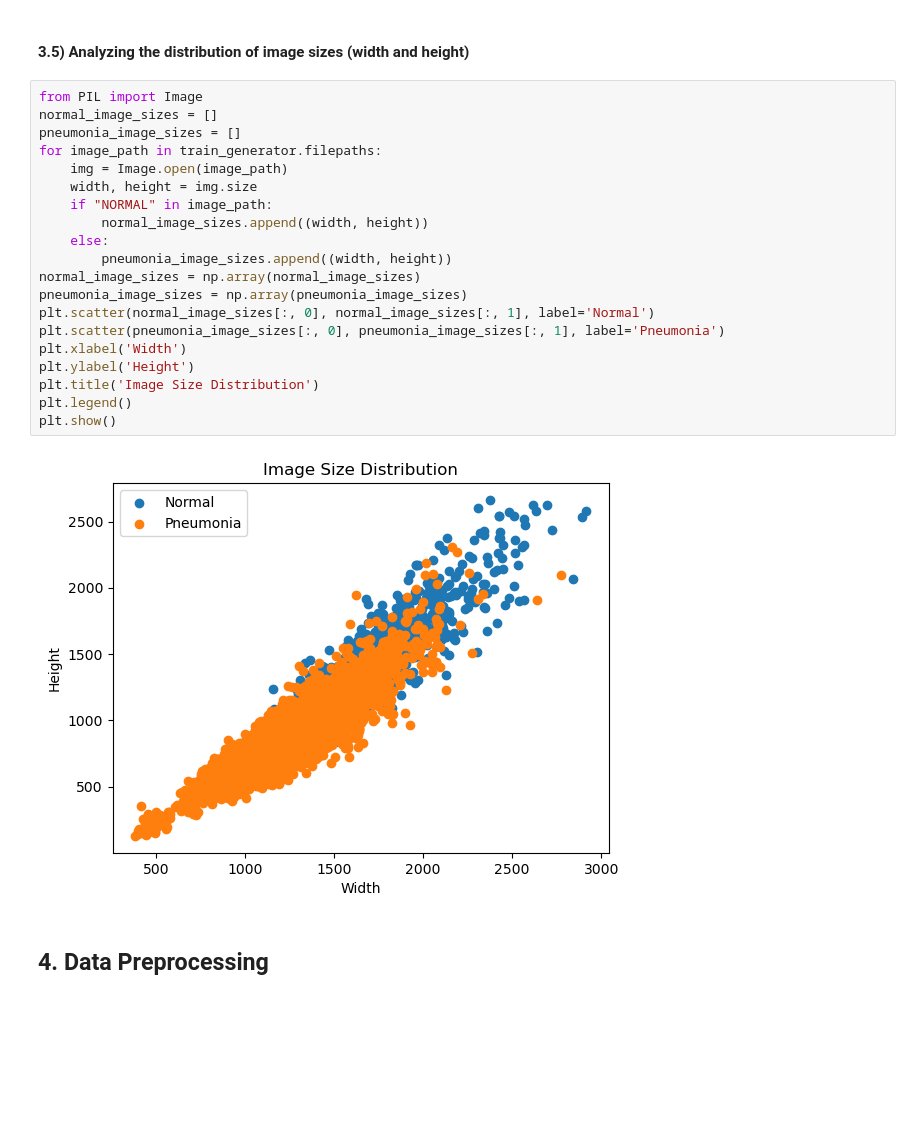
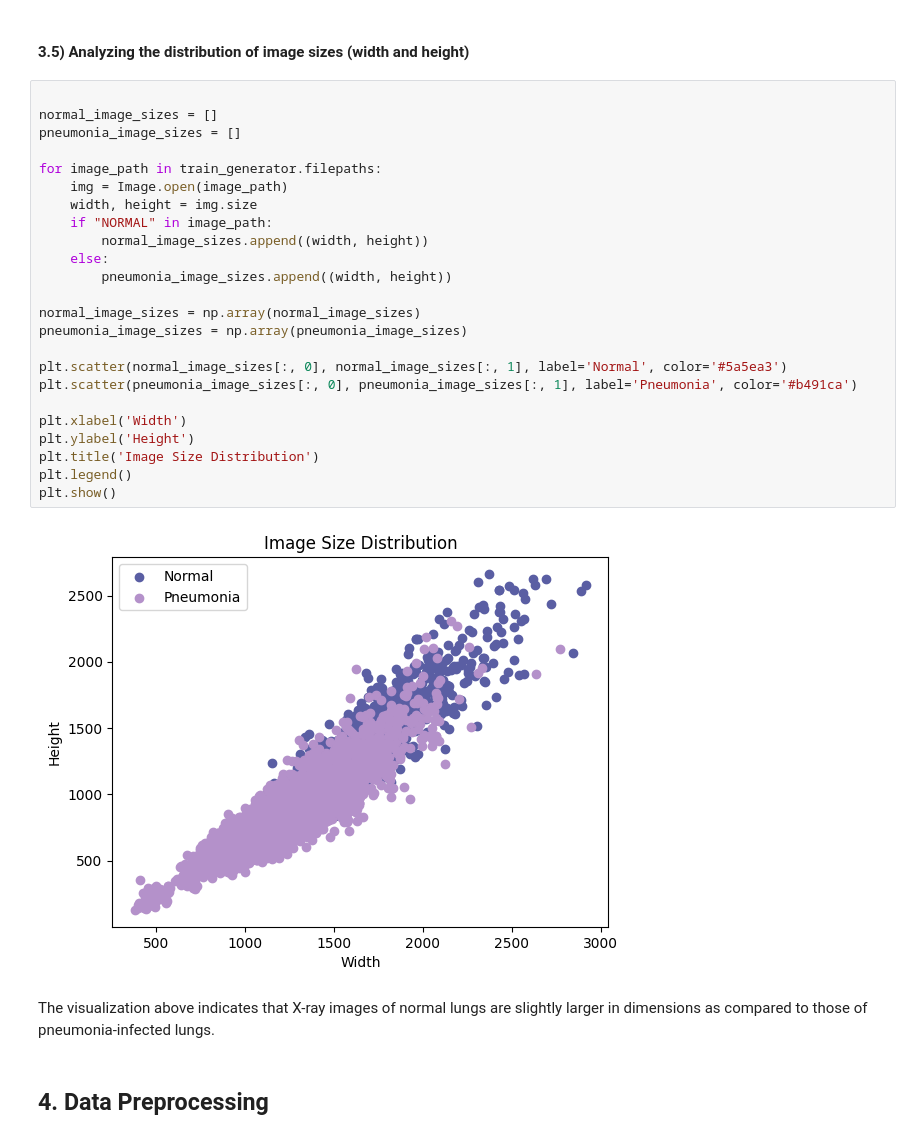
Before and after one commit to Bree-009/Deep-Learning-Analysis-of-X-Ray-Images-for-Pneumonia-Detection, a Jupyter notebook: Image Classification notebook.ipynb, the cells around one changed output. Drawn from its saved outputs; the diff is of its cells as text; blank space fills up the shorter version.

```diff
--- a/Image Classification notebook.ipynb
+++ b/Image Classification notebook.ipynb
@@ -319,27 +328,33 @@ plot_class_counts(val_labels, 'Validation Data Distribution', bar_colors)
 # %% [markdown]
 #### 3.5) Analyzing the distribution of image sizes (width and height)
 # %%
-from PIL import Image
+
 normal_image_sizes = []
 pneumonia_image_sizes = []
+
 for image_path in train_generator.filepaths:
     img = Image.open(image_path)
     width, height = img.size
     if "NORMAL" in image_path:
         normal_image_sizes.append((width, height))
     else:
         pneumonia_image_sizes.append((width, height))
+
 normal_image_sizes = np.array(normal_image_sizes)
 pneumonia_image_sizes = np.array(pneumonia_image_sizes)
-plt.scatter(normal_image_sizes[:, 0], normal_image_sizes[:, 1], label='Normal')
-plt.scatter(pneumonia_image_sizes[:, 0], pneumonia_image_sizes[:, 1], label='Pneumonia')
+
+plt.scatter(normal_image_sizes[:, 0], normal_image_sizes[:, 1], label='Normal', color='#5a5ea3')
+plt.scatter(pneumonia_image_sizes[:, 0], pneumonia_image_sizes[:, 1], label='Pneumonia', color='#b491ca')
+
 plt.xlabel('Width')
 plt.ylabel('Height')
 plt.title('Image Size Distribution')
 plt.legend()
 plt.show()
 # %% [output]
-[figure, old version]
+[figure, new version]
+# %% [markdown]
+The visualization above indicates that X-ray images of normal lungs are slightly larger in dimensions as compared to those of pneumonia-infected lungs.
 # %% [markdown]
 ## 4. Data Preprocessing
 # %% [markdown]
```
Also changed, not shown: parts of 78 cells of this notebook, 1 other file.
